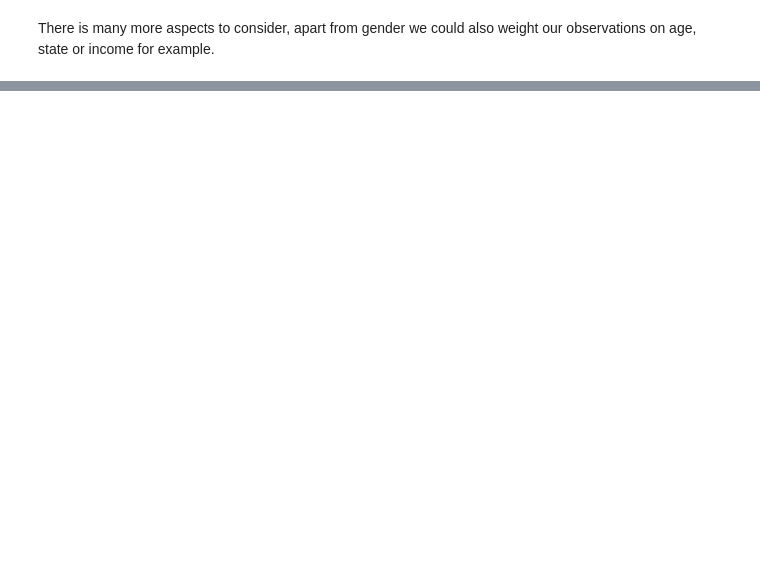
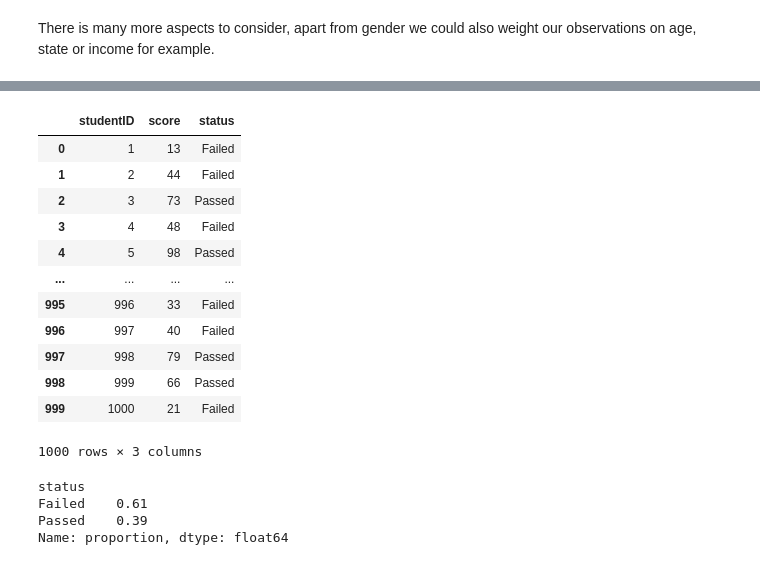
Before and after one commit to TheGreatKappa/ai-topic, a Jupyter notebook: Applying_Biases_to_Different_datasets_examples.ipynb, the cells around one changed output, grey strips where cells are left out. Drawn from its saved outputs; the diff is of its cells as text; code cells hidden in the pictures; blank space fills up the shorter version.

```diff
--- a/Applying_Biases_to_Different_datasets_examples.ipynb
+++ b/Applying_Biases_to_Different_datasets_examples.ipynb
@@ -244,0 +243,38 @@ While the presence of bias in our analyses is not inherently harmful, it is cruc
+# %%
+student_data = {
+    'studentID': range(1, 1001),
+    'score': np.random.randint(1, 101, 1000),
+}
+
+def categorize_score(score):
+    if score >= 60:
+        return 'Passed'
+    else:
+        return 'Failed'
+
+test_df = pd.DataFrame(student_data)
+
+test_df['status'] = test_df['score'].apply(categorize_score)
+
+test_df
+# %% [output]
+|  | studentID | score | status |
+| 0 | 1 | 13 | Failed |
+| 1 | 2 | 44 | Failed |
+| 2 | 3 | 73 | Passed |
+| 3 | 4 | 48 | Failed |
+| 4 | 5 | 98 | Passed |
+| ... | ... | ... | ... |
+| 995 | 996 | 33 | Failed |
+| 996 | 997 | 40 | Failed |
+| 997 | 998 | 79 | Passed |
+| 998 | 999 | 66 | Passed |
+| 999 | 1000 | 21 | Failed |
+1000 rows × 3 columns
+# %%
+test_df['status'].value_counts(normalize=True)
+# %% [output]
+status
+Failed    0.61
+Passed    0.39
+Name: proportion, dtype: float64
```
Also changed, not shown: parts of 40 cells of this notebook, 1 other file.
